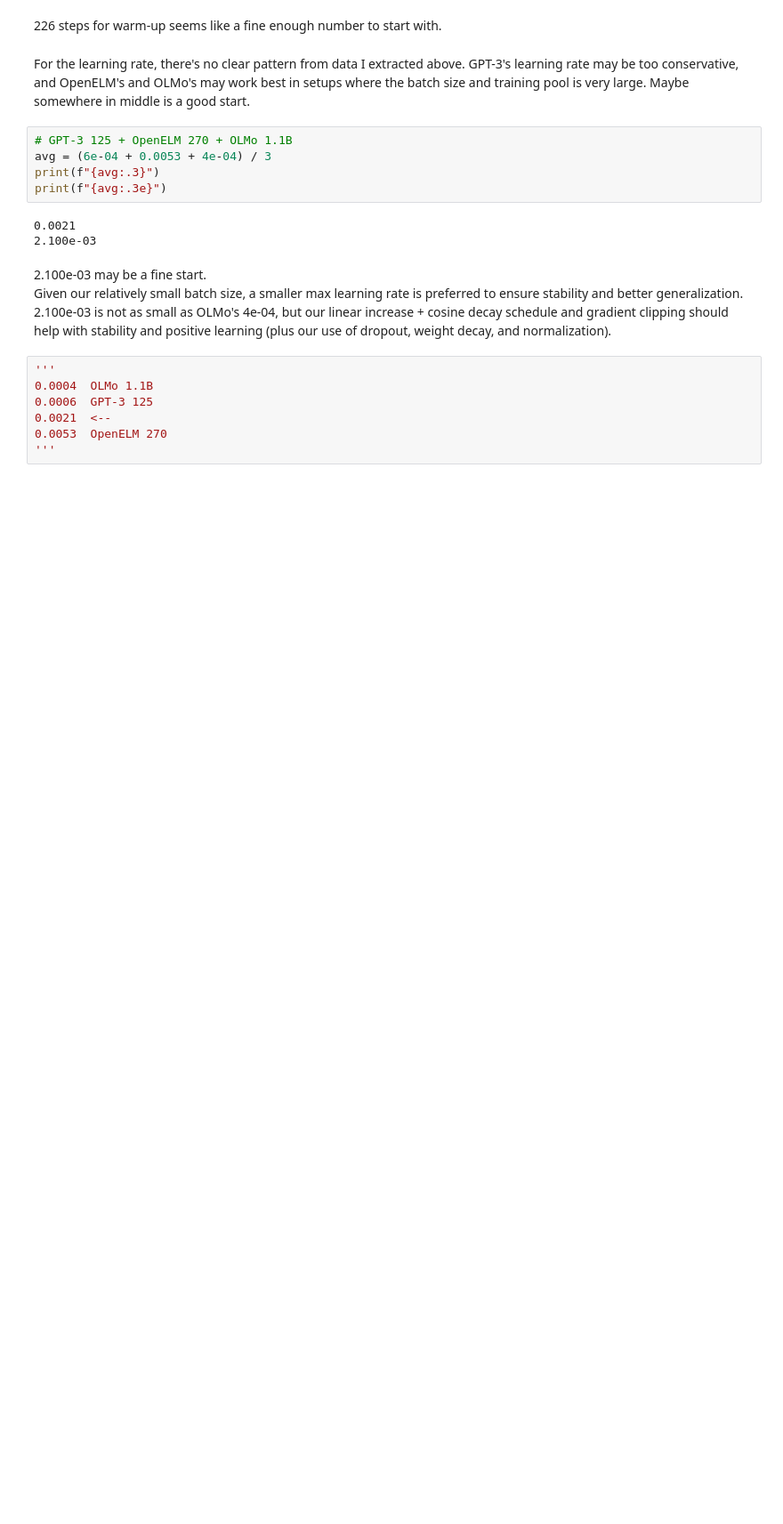
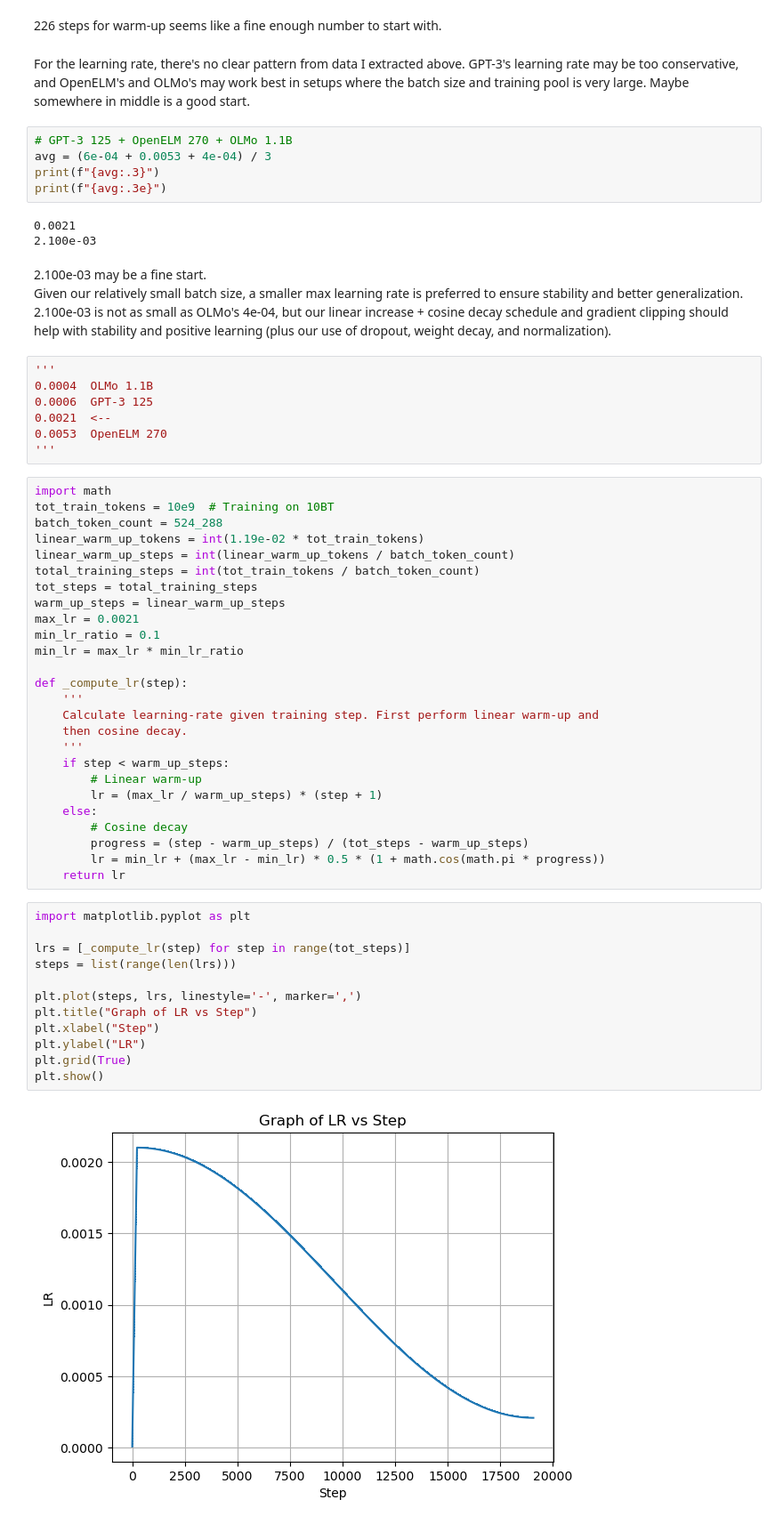
Before and after one commit to LF-Luis/MyLLM, a Jupyter notebook: notebooks/parameters_tuning.ipynb, the cells around one changed output. Shown: that part at 89% size. Drawn from its saved outputs; the diff is of its cells as text; blank space fills up the shorter version.

```diff
--- a/notebooks/parameters_tuning.ipynb
+++ b/notebooks/parameters_tuning.ipynb
@@ -322,3 +322,43 @@ Given our relatively small batch size, a smaller max learning rate is preferred
 0.0021  <--
 0.0053  OpenELM 270
 '''
+# %%
+import math
+tot_train_tokens = 10e9  # Training on 10BT
+batch_token_count = 524_288
+linear_warm_up_tokens = int(1.19e-02 * tot_train_tokens)
+linear_warm_up_steps = int(linear_warm_up_tokens / batch_token_count)
+total_training_steps = int(tot_train_tokens / batch_token_count)
+tot_steps = total_training_steps
+warm_up_steps = linear_warm_up_steps
+max_lr = 0.0021
+min_lr_ratio = 0.1
+min_lr = max_lr * min_lr_ratio
+
+def _compute_lr(step):
+    '''
+    Calculate learning-rate given training step. First perform linear warm-up and
+    then cosine decay.
+    '''
+    if step < warm_up_steps:
+        # Linear warm-up
+        lr = (max_lr / warm_up_steps) * (step + 1)
+    else:
+        # Cosine decay
+        progress = (step - warm_up_steps) / (tot_steps - warm_up_steps)
+        lr = min_lr + (max_lr - min_lr) * 0.5 * (1 + math.cos(math.pi * progress))
+    return lr
+# %%
+import matplotlib.pyplot as plt
+
+lrs = [_compute_lr(step) for step in range(tot_steps)]
+steps = list(range(len(lrs)))
+
+plt.plot(steps, lrs, linestyle='-', marker=',')
+plt.title("Graph of LR vs Step")
+plt.xlabel("Step")
+plt.ylabel("LR")
+plt.grid(True)
+plt.show()
+# %% [output]
+[figure, added]
```
Also changed, not shown: 3 other files.
